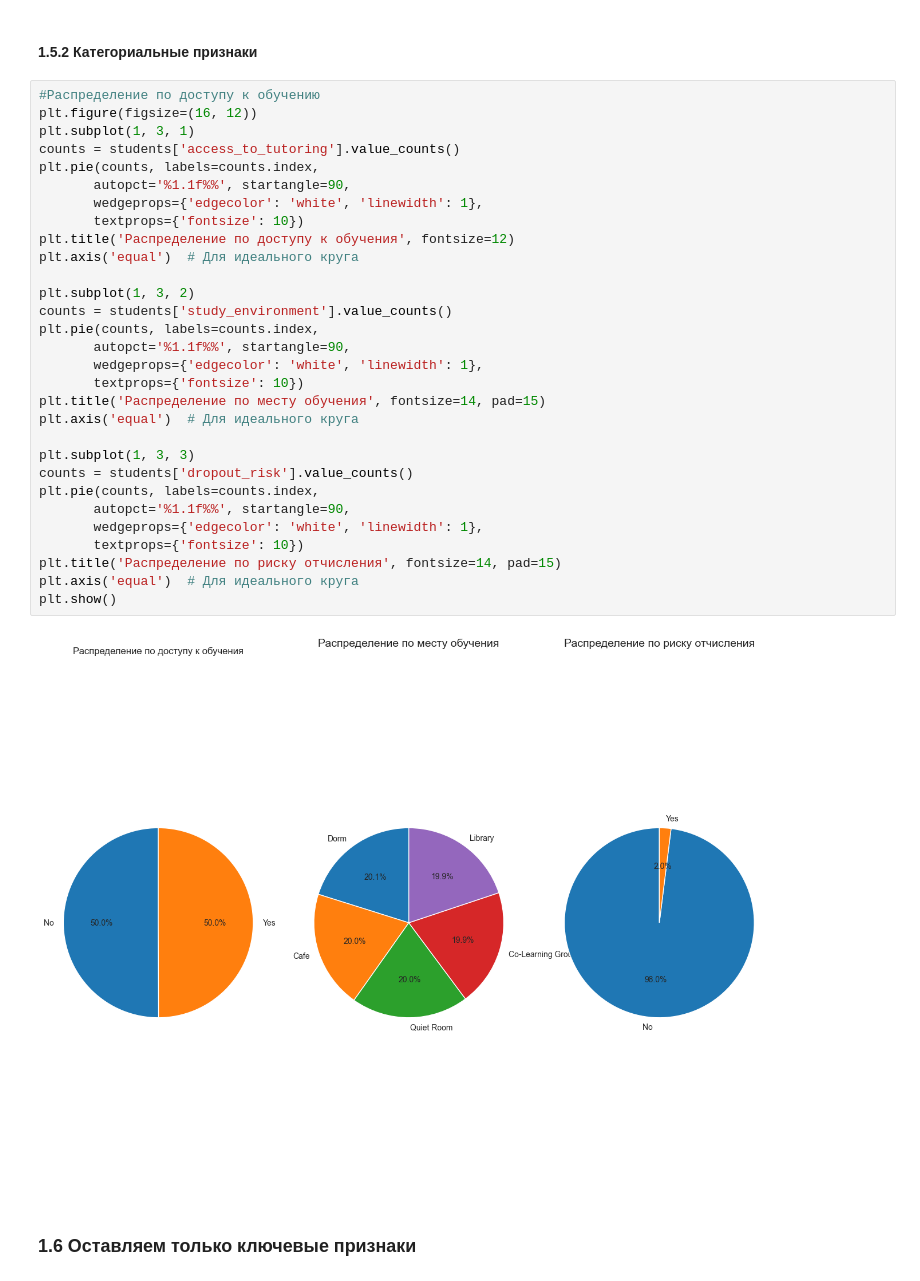
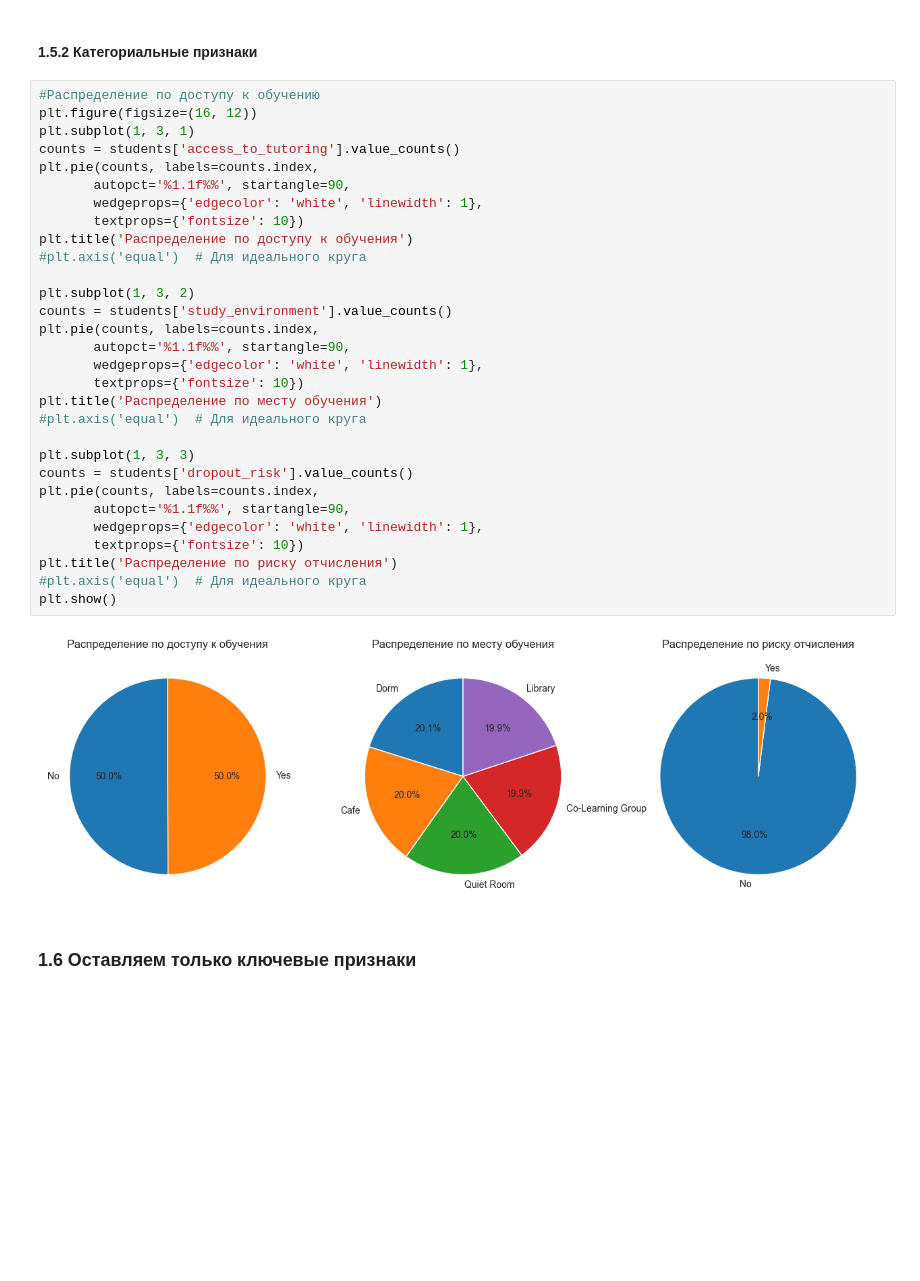
Before and after one commit to zmwss/StatPrak, a Jupyter notebook: Proj.ipynb, the cells around one changed output. Drawn from its saved outputs; the diff is of its cells as text; blank space fills up the shorter version.

```diff
--- a/Proj.ipynb
+++ b/Proj.ipynb
@@ -223,35 +269,35 @@ for i, col in enumerate(numeric_cols, 1):
 # %%
 #Распределение по доступу к обучению
 plt.figure(figsize=(16, 12))
 plt.subplot(1, 3, 1)
 counts = students['access_to_tutoring'].value_counts()
 plt.pie(counts, labels=counts.index,
        autopct='%1.1f%%', startangle=90,
        wedgeprops={'edgecolor': 'white', 'linewidth': 1},
        textprops={'fontsize': 10})
-plt.title('Распределение по доступу к обучения', fontsize=12)
-plt.axis('equal')  # Для идеального круга
+plt.title('Распределение по доступу к обучения')
+#plt.axis('equal')  # Для идеального круга
 
 plt.subplot(1, 3, 2)
 counts = students['study_environment'].value_counts()
 plt.pie(counts, labels=counts.index,
        autopct='%1.1f%%', startangle=90,
        wedgeprops={'edgecolor': 'white', 'linewidth': 1},
        textprops={'fontsize': 10})
-plt.title('Распределение по месту обучения', fontsize=14, pad=15)
-plt.axis('equal')  # Для идеального круга
+plt.title('Распределение по месту обучения')
+#plt.axis('equal')  # Для идеального круга
 
 plt.subplot(1, 3, 3)
 counts = students['dropout_risk'].value_counts()
 plt.pie(counts, labels=counts.index,
        autopct='%1.1f%%', startangle=90,
        wedgeprops={'edgecolor': 'white', 'linewidth': 1},
        textprops={'fontsize': 10})
-plt.title('Распределение по риску отчисления', fontsize=14, pad=15)
-plt.axis('equal')  # Для идеального круга
+plt.title('Распределение по риску отчисления')
+#plt.axis('equal')  # Для идеального круга
 plt.show()
 # %% [output]
-[figure, old version]
+[figure, new version]
 # %% [markdown]
 ### 1.6 Оставляем только ключевые признаки
 # %%
```
Also changed, not shown: parts of 29 cells of this notebook, 1 other file.
